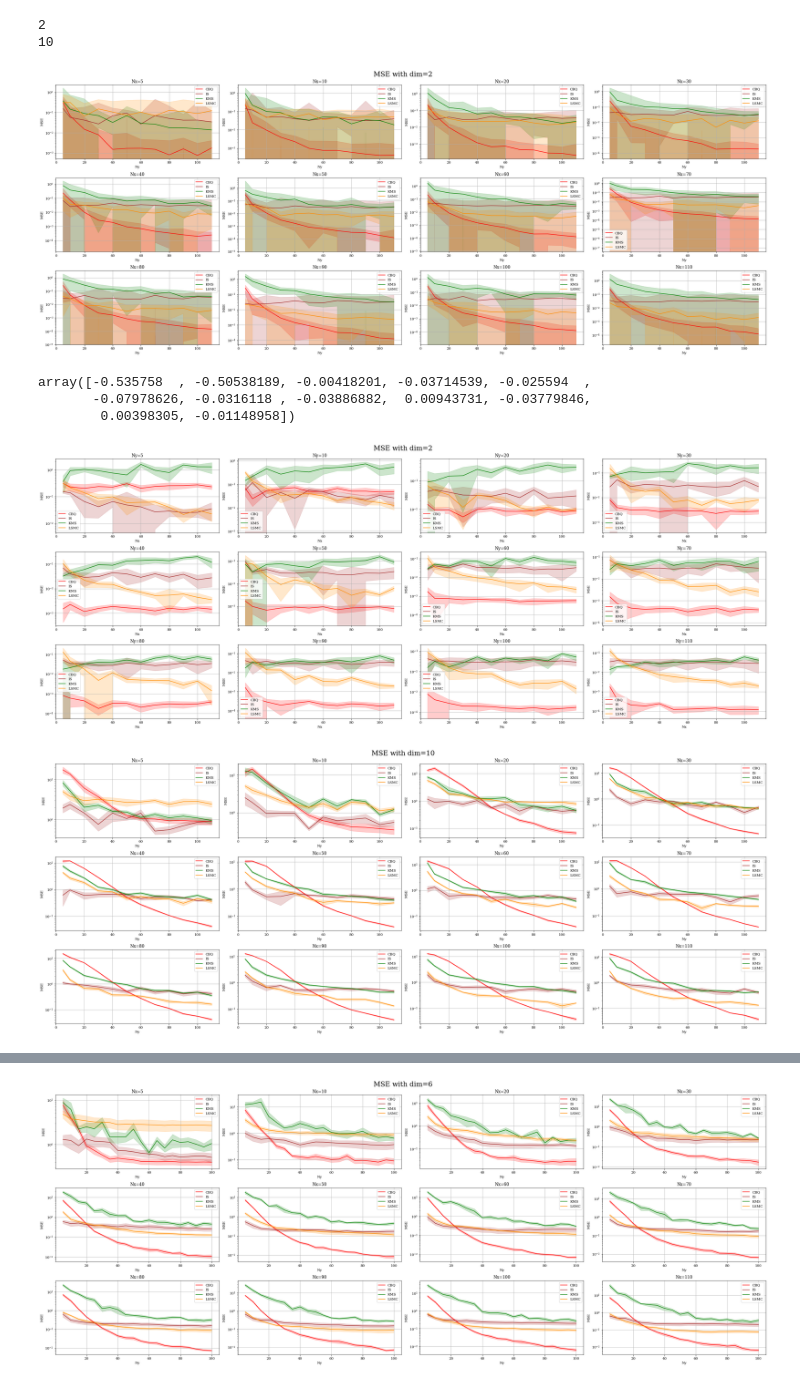
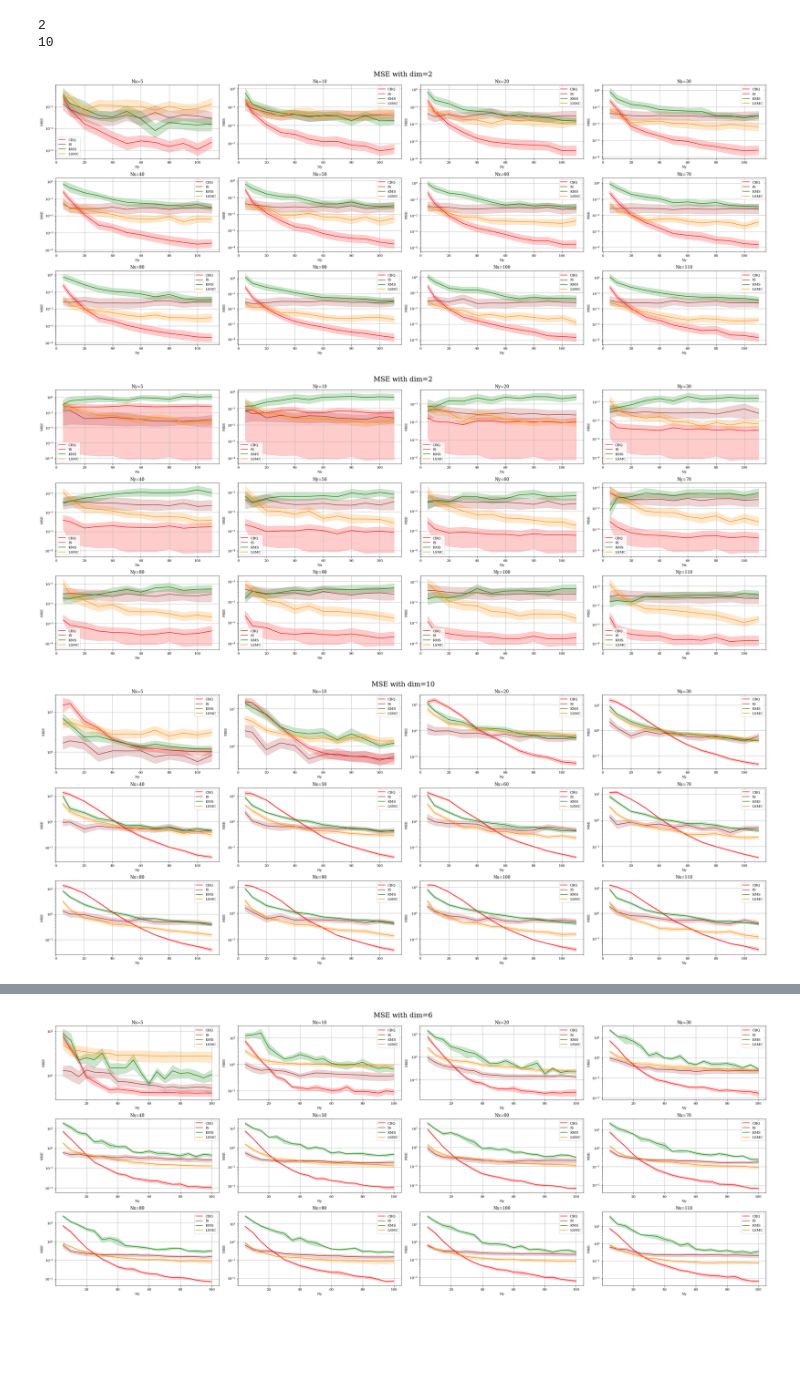
Before and after one commit to hudsonchen/conditional_bayesian_quadrature, a Jupyter notebook: plotting/sensitivity_conjugate_mse.ipynb, the cells around one changed output, grey strips where cells are left out. Saved outputs shown, nothing was run; the diff lists cells and outputs as text; code cells hidden in the pictures; blank space fills up the shorter version.

```diff
--- a/plotting/sensitivity_conjugate_mse.ipynb
+++ b/plotting/sensitivity_conjugate_mse.ipynb
@@ -38,11 +38,12 @@ print(dirs)
 # %%
 def robust_mean_se(arr):
+    arr = np.log(arr)
     min_index = np.argmin(arr)
     max_index = np.argmax(arr)
 
     # Delete the minimum and maximum elements
-#     arr = np.delete(arr, min_index)
-#     arr = np.delete(arr, max_index - 1 if max_index > min_index else max_index)
+    arr = np.delete(arr, min_index)
+    arr = np.delete(arr, max_index - 1 if max_index > min_index else max_index)
 
     # print(arr)
 
@@ -53,7 +54,7 @@ def robust_mean_se(arr):
     degrees_of_freedom = len(arr) - 1
     lower, upper = stats.t.interval(confidence_level, degrees_of_freedom, m, se)
 
-    return m, lower, upper
+    return np.exp(m), np.exp(lower), np.exp(upper)
 # %%
 
 dir_num = len(dirs)
@@ -236,53 +237,47 @@ plt.tight_layout()
 
 plt.show()
 # %% [output]
-[figure, old version]
+[figure, new version]
-# %%
-MSE_dict_all_dim_fix_x[f"{dim}"][f"{Nx}"]['KMS lower']
-# %% [output]
-array([-0.535758  , -0.50538189, -0.00418201, -0.03714539, -0.025594  ,
-       -0.07978626, -0.0316118 , -0.03886882,  0.00943731, -0.03779846,
-        0.00398305, -0.01148958])
 # %%
 dim = 2
 
 fig, axs = plt.subplots(int(len(Ny_array) / 4), 4, figsize=(30, len(Ny_array)))
 axs = axs.flatten()
 for i, ax in enumerate(axs):
     Ny = Ny_array[i]
     # axs[i].set_ylim(-1, 50)
-    axs[i].plot(Nx_array, MSE_dict_all_dim_fix_y[f"{dim}"][f"{Ny}"]['BMC mean'], color='r', label=f'CBQ')
-    axs[i].fill_between(Nx_array, MSE_dict_all_dim_fix_y[f"{dim}"][f"{Ny}"]['BMC mean'] - MSE_dict_all_dim_fix_y[f"{dim}"][f"{Ny}"]['BMC se'],
-                        MSE_dict_all_dim_fix_y[f"{dim}"][f"{Ny}"]['BMC mean'] + MSE_dict_all_dim_fix_y[f"{dim}"][f"{Ny}"]['BMC se'],
+    axs[i].plot(Ny_array, MSE_dict_all_dim_fix_y[f"{dim}"][f"{Ny}"]['BMC mean'], color='r', label=f'CBQ')
+    axs[i].fill_between(Ny_array, MSE_dict_all_dim_fix_y[f"{dim}"][f"{Nx}"]['BMC lower'],
+                        MSE_dict_all_dim_fix_y[f"{dim}"][f"{Ny}"]['BMC upper'],
                         color='r', alpha=0.2)
 
-    axs[i].plot(Nx_array, MSE_dict_all_dim_fix_y[f"{dim}"][f"{Ny}"]['IS mean'], color='brown', label=f'IS')
-    axs[i].fill_between(Nx_array, MSE_dict_all_dim_fix_y[f"{dim}"][f"{Ny}"]['IS mean'] - MSE_dict_all_dim_fix_y[f"{dim}"][f"{Ny}"]['IS se'],
-                        MSE_dict_all_dim_fix_y[f"{dim}"][f"{Ny}"]['IS mean'] + MSE_dict_all_dim_fix_y[f"{dim}"][f"{Ny}"]['IS se'],
+    axs[i].plot(Ny_array, MSE_dict_all_dim_fix_y[f"{dim}"][f"{Ny}"]['IS mean'], color='brown', label=f'IS')
+    axs[i].fill_between(Ny_array, MSE_dict_all_dim_fix_y[f"{dim}"][f"{Nx}"]['IS lower'],
+                        MSE_dict_all_dim_fix_y[f"{dim}"][f"{Ny}"]['IS upper'],
                         color='brown', alpha=0.2)
 
-    axs[i].plot(Nx_array, MSE_dict_all_dim_fix_y[f"{dim}"][f"{Ny}"]['KMS mean'], color='green', label=f'KMS')
-    axs[i].fill_between(Nx_array, MSE_dict_all_dim_fix_y[f"{dim}"][f"{Ny}"]['KMS mean'] - MSE_dict_all_dim_fix_y[f"{dim}"][f"{Ny}"]['KMS se'],
-                        MSE_dict_all_dim_fix_y[f"{dim}"][f"{Ny}"]['KMS mean'] + MSE_dict_all_dim_fix_y[f"{dim}"][f"{Ny}"]['KMS se'],
+    axs[i].plot(Ny_array, MSE_dict_all_dim_fix_y[f"{dim}"][f"{Ny}"]['KMS mean'], color='green', label=f'KMS')
+    axs[i].fill_between(Ny_array, MSE_dict_all_dim_fix_y[f"{dim}"][f"{Ny}"]['KMS lower'],
+                        MSE_dict_all_dim_fix_y[f"{dim}"][f"{Ny}"]['KMS upper'],
                         color='green', alpha=0.2)
 
-    axs[i].plot(Nx_array, MSE_dict_all_dim_fix_y[f"{dim}"][f"{Ny}"]['LSMC mean'], color='darkorange', label=f'LSMC')
-    axs[i].fill_between(Nx_array, MSE_dict_all_dim_fix_y[f"{dim}"][f"{Ny}"]['LSMC mean'] - MSE_dict_all_dim_fix_y[f"{dim}"][f"{Ny}"]['LSMC se'],
-                        MSE_dict_all_dim_fix_y[f"{dim}"][f"{Ny}"]['LSMC mean'] + MSE_dict_all_dim_fix_y[f"{dim}"][f"{Ny}"]['LSMC se'],
+    axs[i].plot(Ny_array, MSE_dict_all_dim_fix_y[f"{dim}"][f"{Ny}"]['LSMC mean'], color='darkorange', label=f'LSMC')
+    axs[i].fill_between(Ny_array, MSE_dict_all_dim_fix_y[f"{dim}"][f"{Ny}"]['LSMC lower'],
+                        MSE_dict_all_dim_fix_y[f"{dim}"][f"{Ny}"]['LSMC upper'],
                         color='darkorange', alpha=0.2)
 
     axs[i].legend()
     axs[i].set_yscale('log')
     axs[i].set_ylabel('MSE')
     axs[i].set_xlabel('Nx')
     axs[i].set_title(f'Ny={Ny}')
 
 plt.suptitle(f'MSE with dim={dim}', fontsize = 20)
 plt.tight_layout()
 
 plt.show()
 # %% [output]
-[figure, old version]
+[figure, new version]
 # %%
 dim = 10
 
@@ -292,23 +287,23 @@ for i, ax in enumerate(axs):
     Nx = Nx_array[i]
     # axs[i].set_ylim(-1, 50)
     axs[i].plot(Ny_array, MSE_dict_all_dim_fix_x[f"{dim}"][f"{Nx}"]['BMC mean'], color='r', label=f'CBQ')
-    axs[i].fill_between(Ny_array, MSE_dict_all_dim_fix_x[f"{dim}"][f"{Nx}"]['BMC mean'] - MSE_dict_all_dim_fix_x[f"{dim}"][f"{Nx}"]['BMC se'],
-                        MSE_dict_all_dim_fix_x[f"{dim}"][f"{Nx}"]['BMC mean'] + MSE_dict_all_dim_fix_x[f"{dim}"][f"{Nx}"]['BMC se'],
+    axs[i].fill_between(Ny_array, MSE_dict_all_dim_fix_x[f"{dim}"][f"{Nx}"]['BMC lower'],
+                        MSE_dict_all_dim_fix_x[f"{dim}"][f"{Nx}"]['BMC upper'],
                         color='r', alpha=0.2)
 
     axs[i].plot(Ny_array, MSE_dict_all_dim_fix_x[f"{dim}"][f"{Nx}"]['IS mean'], color='brown', label=f'IS')
-    axs[i].fill_between(Ny_array, MSE_dict_all_dim_fix_x[f"{dim}"][f"{Nx}"]['IS mean'] - MSE_dict_all_dim_fix_x[f"{dim}"][f"{Nx}"]['IS se'],
-                        MSE_dict_all_dim_fix_x[f"{dim}"][f"{Nx}"]['IS mean'] + MSE_dict_all_dim_fix_x[f"{dim}"][f"{Nx}"]['IS se'],
+    axs[i].fill_between(Ny_array, MSE_dict_all_dim_fix_x[f"{dim}"][f"{Nx}"]['IS lower'],
+                        MSE_dict_all_dim_fix_x[f"{dim}"][f"{Nx}"]['IS upper'],
                         color='brown', alpha=0.2)
 
     axs[i].plot(Ny_array, MSE_dict_all_dim_fix_x[f"{dim}"][f"{Nx}"]['KMS mean'], color='green', label=f'KMS')
-    axs[i].fill_between(Ny_array, MSE_dict_all_dim_fix_x[f"{dim}"][f"{Nx}"]['KMS mean'] - MSE_dict_all_dim_fix_x[f"{dim}"][f"{Nx}"]['KMS se'],
-                        MSE_dict_all_dim_fix_x[f"{dim}"][f"{Nx}"]['KMS mean'] + MSE_dict_all_dim_fix_x[f"{dim}"][f"{Nx}"]['KMS se'],
+    axs[i].fill_between(Ny_array, MSE_dict_all_dim_fix_x[f"{dim}"][f"{Nx}"]['KMS lower'],
+                        MSE_dict_all_dim_fix_x[f"{dim}"][f"{Nx}"]['KMS upper'],
                         color='green', alpha=0.2)
 
     axs[i].plot(Ny_array, MSE_dict_all_dim_fix_x[f"{dim}"][f"{Nx}"]['LSMC mean'], color='darkorange', label=f'LSMC')
-    axs[i].fill_between(Ny_array, MSE_dict_all_dim_fix_x[f"{dim}"][f"{Nx}"]['LSMC mean'] - MSE_dict_all_dim_fix_x[f"{dim}"][f"{Nx}"]['LSMC se'],
-                        MSE_dict_all_dim_fix_x[f"{dim}"][f"{Nx}"]['LSMC mean'] + MSE_dict_all_dim_fix_x[f"{dim}"][f"{Nx}"]['LSMC se'],
+    axs[i].fill_between(Ny_array, MSE_dict_all_dim_fix_x[f"{dim}"][f"{Nx}"]['LSMC lower'],
+                        MSE_dict_all_dim_fix_x[f"{dim}"][f"{Nx}"]['LSMC upper'],
                         color='darkorange', alpha=0.2)
 
     axs[i].legend()
@@ -316,11 +311,12 @@ for i, ax in enumerate(axs):
     axs[i].set_ylabel('MSE')
     axs[i].set_xlabel('Ny')
     axs[i].set_title(f'Nx={Nx}')
+
 plt.suptitle(f'MSE with dim={dim}', fontsize = 20)
 plt.tight_layout()
 plt.show()
 # %% [output]
-[figure, old version]
+[figure, new version]
 # %%
 dim = 10
 
```
Also changed, not shown: parts of 3 cells of this notebook, 7 other files.
